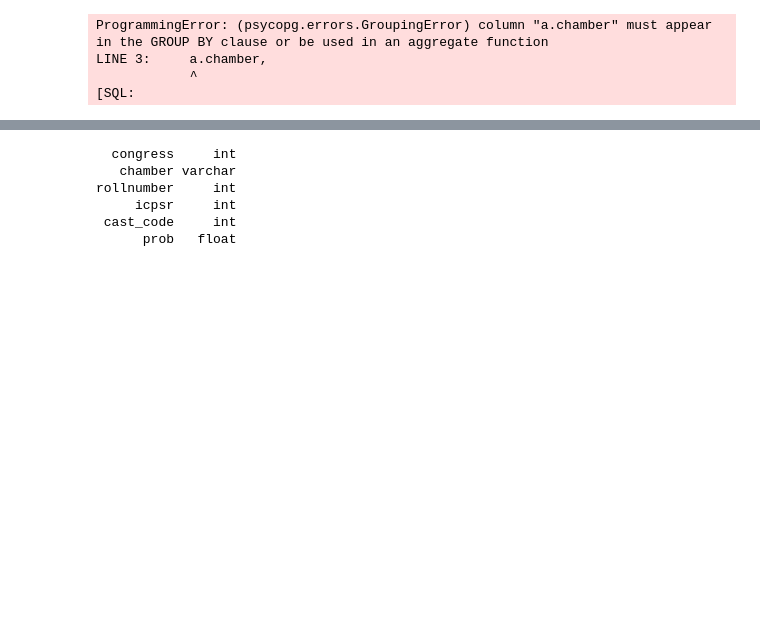
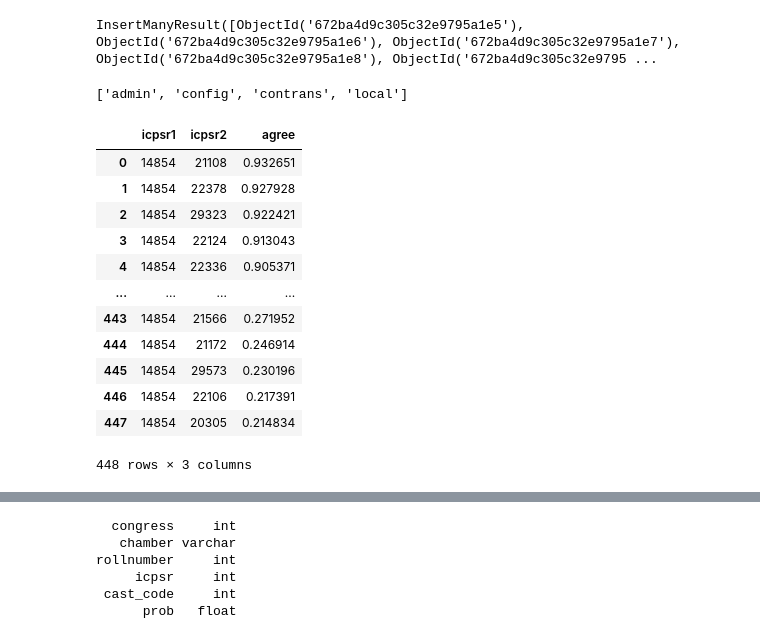
Before and after one commit to HalleMiller/contrans2024, a Jupyter notebook: sandbox.ipynb, the cells around one changed output, grey strips where cells are left out. Cells and saved outputs as stored; diff of their text form; code cells hidden in the pictures; blank space fills up the shorter version.

```diff
--- a/sandbox.ipynb
+++ b/sandbox.ipynb
@@ -33,27 +101,42 @@ ct.make_votes_df(votes, engine)
+# %%
+mongo_bills.insert_many(allbills)
+# %% [output]
+InsertManyResult([ObjectId('672ba4d9c305c32e9795a1e5'), ObjectId('672ba4d9c305c32e9795a1e6'), ObjectId('672ba4d9c305c32e9795a1e7'), ObjectId('672ba4d9c305c32e9795a1e8'), ObjectId('672ba4d9c305c32e9795 ...
+# %%
+myclient.list_database_names()
+# %% [output]
+['admin', 'config', 'contrans', 'local']
 # %%
 # create voting affinity table
 
 myquery = '''
 SELECT
-    a.chamber,
-    a.rollnumber,
     a.icpsr AS icpsr1,
     b.icpsr AS icpsr2,
     AVG(CAST((a.cast_code=b.cast_code) AS INT)) AS agree
     FROM votes a
 INNER JOIN votes b
     ON a.rollnumber = b.rollnumber
     AND a.chamber = b.chamber
 WHERE a.icpsr = 14854 AND b.icpsr != 14854
 GROUP BY icpsr1,icpsr2
 ORDER BY agree DESC
 '''
 pd.read_sql_query(myquery, con=engine)
 # %% [output]
+|  | icpsr1 | icpsr2 | agree |
+| 0 | 14854 | 21108 | 0.932651 |
+| 1 | 14854 | 22378 | 0.927928 |
+| 2 | 14854 | 29323 | 0.922421 |
+| 3 | 14854 | 22124 | 0.913043 |
+| 4 | 14854 | 22336 | 0.905371 |
+| ... | ... | ... | ... |
+| 443 | 14854 | 21566 | 0.271952 |
+| 444 | 14854 | 21172 | 0.246914 |
+| 445 | 14854 | 29573 | 0.230196 |
+| 446 | 14854 | 22106 | 0.217391 |
+| 447 | 14854 | 20305 | 0.214834 |
-ProgrammingError: (psycopg.errors.GroupingError) column "a.chamber" must appear in the GROUP BY clause or be used in an aggregate function
-LINE 3:     a.chamber,
-            ^
-[SQL:
+448 rows × 3 columns
 # %%
 myquery = '''
 SELECT name, partyname, state, district, CAST(icpsr AS INT) AS icpsr
```
Also changed, not shown: parts of 6 cells of this notebook.
